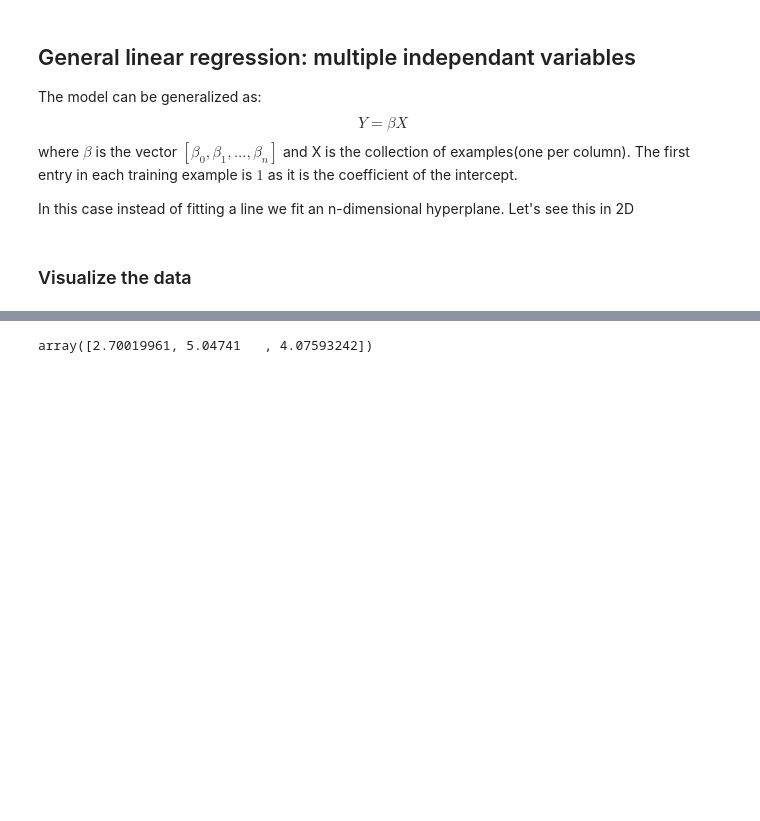
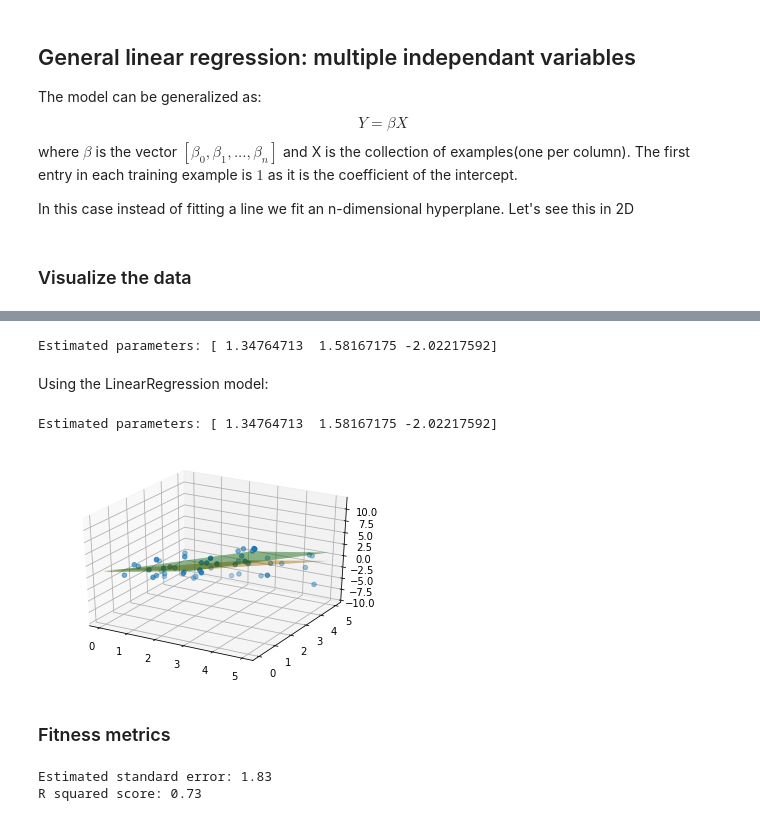
Before and after one commit to SergioAlvarezB/ml-numpy, a Jupyter notebook: notebooks/linear-regression.ipynb, the cells around one changed output, grey strips where cells are left out. Drawn from its saved outputs; the diff is of its cells as text; code cells hidden in the pictures; blank space fills up the shorter version.

```diff
--- a/notebooks/linear-regression.ipynb
+++ b/notebooks/linear-regression.ipynb
@@ -319,6 +301,37 @@ $$
 # %%
 beta_hat = np.matmul(y, np.matmul(np.linalg.pinv(np.matmul(x.T, x)), x.T))
+print("Estimated parameters: {}".format(beta_hat))
+# %% [output]
+Estimated parameters: [ 1.34764713  1.58167175 -2.02217592]
-# %%
-beta_hat
-# %% [output]
-array([2.70019961, 5.04741   , 4.07593242])
+# %% [markdown]
+Using the LinearRegression model:
+# %%
+linear_model = LinearRegression()
+
+# The model expects the data without the rows of ones and with shape (n_samples, n_features)
+beta_aux = linear_model.fit(x[1:, :].T, y)
+print("Estimated parameters: {}".format(beta_aux))
+# %% [output]
+Estimated parameters: [ 1.34764713  1.58167175 -2.02217592]
+# %%
+xx, yy = np.meshgrid(np.linspace(0, 5, 100), np.linspace(0, 5, 100))
+z = beta[0] + beta[1]*xx + beta[2]*yy
+z_hat = beta_hat[0] + beta_hat[1]*xx + beta_hat[2]*yy
+
+fig = plt.figure()
+
+ax = plt.axes(projection='3d')
+ax.scatter3D(x[1, :], x[2, :], y);
+ax.plot_surface(xx, yy, z, alpha=0.5, color='green', label='True plane')
+ax.plot_surface(xx, yy, z_hat, alpha=0.5, color='orange', label='Regressed plane')
+plt.show()
+# %% [output]
+[figure, added]
+# %% [markdown]
+### Fitness metrics
+# %%
+print("Estimated standard error: %.2f" % linear_model.std_err)
+print("R squared score: %.2f" % linear_model.r2)
+# %% [output]
+Estimated standard error: 1.83
+R squared score: 0.73
```
Also changed, not shown: parts of 31 cells of this notebook, 1 other file.
